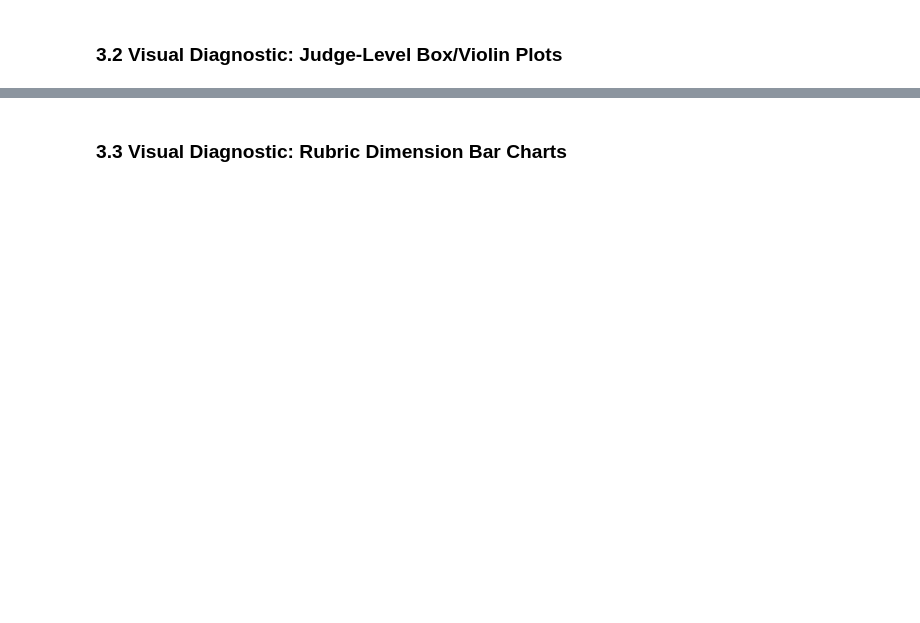
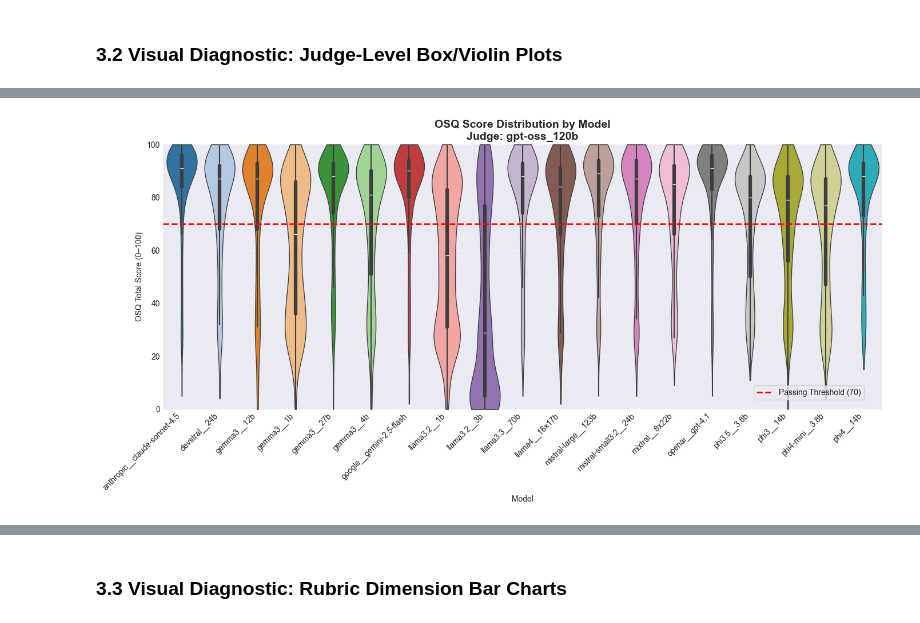
Before and after one commit to ryan-a-bell/dissertation, a Jupyter notebook: src/phase6_analysis/analysis-v2.ipynb, the cells around one changed output, grey strips where cells are left out. Saved outputs shown, nothing was run; the diff lists cells and outputs as text; code cells hidden in the pictures; blank space fills up the shorter version.

```diff
--- a/src/phase6_analysis/analysis-v2.ipynb
+++ b/src/phase6_analysis/analysis-v2.ipynb
@@ -1651,0 +1696,86 @@ print('✅ Judge-level distribution plot saved to output/osq_judge_distributions
+# %%
+print('\n📊 OSQ Score Distributions by Model (One Plot per Judge)\n')
+
+import matplotlib.pyplot as plt
+import seaborn as sns
+
+PASSING_THRESHOLD = 70
+Y_MIN, Y_MAX = -20, 120
+
+# Get unique judges
+judges = sorted(osq_filtered['judge_model'].unique())
+
+print(f'Creating violin plots for {len(judges)} judges: {judges}')
+
+for judge in judges:
+    print(f'\n--- Judge: {judge} ---')
+
+    judge_df = osq_filtered[osq_filtered['judge_model'] == judge]
+
+    if judge_df.empty:
+        print(f'  ⚠️ No data for judge {judge}')
+        continue
+
+    fig, ax = plt.subplots(figsize=(14, 7))
+
+    # Violin plot: model distributions for this judge
+    sns.violinplot(
+        data=judge_df,
+        x='model',
+        y='total_score',
+        ax=ax,
+        palette='tab20',
+        cut=0,
+        inner='box',
+        linewidth=1
+    )
+
+    # Passing threshold
+    ax.axhline(
+        PASSING_THRESHOLD,
+        color='red',
+        linestyle='--',
+        linewidth=2,
+        label=f'Passing Threshold ({PASSING_THRESHOLD})'
+    )
+
+    # Styling to match reference
+    # ax.set_ylim(Y_MIN, Y_MAX)
+    ax.set_ylim(0, 100)
+    ax.set_xlabel('Model')
+    ax.set_ylabel('OSQ Total Score (0–100)')
+    # Y-axis ticks and gridlines
+    ax.set_yticks(range(0, 101, 20))
+    ax.set_yticks(range(0, 101, 10), minor=True)
+
+    ax.grid(True, axis='y', which='major', linestyle='-', alpha=0.25)
+    ax.grid(True, axis='y', which='minor', linestyle=':', alpha=0.15)
+
+    ax.set_title(
+        f'OSQ Score Distribution by Model\nJudge: {judge}',
+        fontsize=14,
+        fontweight='bold'
+    )
+
+    ax.grid(True, alpha=0.3, axis='y')
+    plt.xticks(rotation=45, ha='right')
+    # ax.legend()
+    ax.legend(
+    loc='lower right',
+    bbox_to_anchor=(0.98, 0.02),
+    frameon=True
+    )
+
+
+    plt.tight_layout()
+
+    # Save figure
+    safe_judge = judge.replace('/', '_').replace(':', '_')
+    save_path = output_dir / f'osq_model_violin_{safe_judge}.png'
+    plt.savefig(save_path, dpi=300, bbox_inches='tight')
+    plt.show()
+
+    print(f'  ✅ Saved to {save_path}')
+
+print(f'\n✅ All judge-level violin plots saved to {output_dir}/')
+# %% [output]
@@ -1651,0 +1787 @@ print('✅ Judge-level distribution plot saved to output/osq_judge_distributions
+[figure, added]
```
Also changed, not shown: parts of 6 cells of this notebook, 10 other files.
